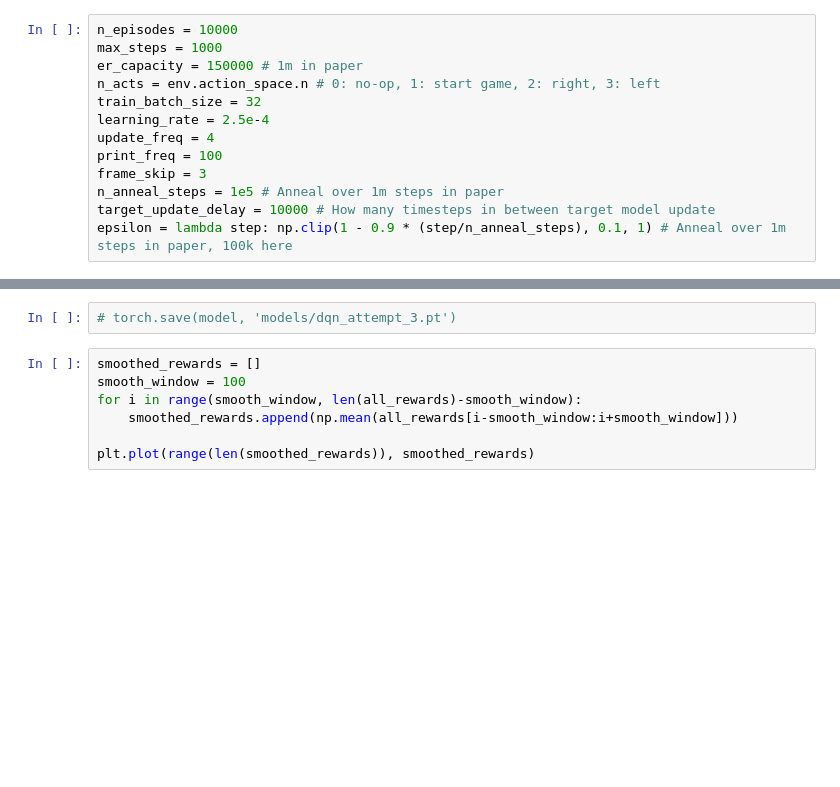
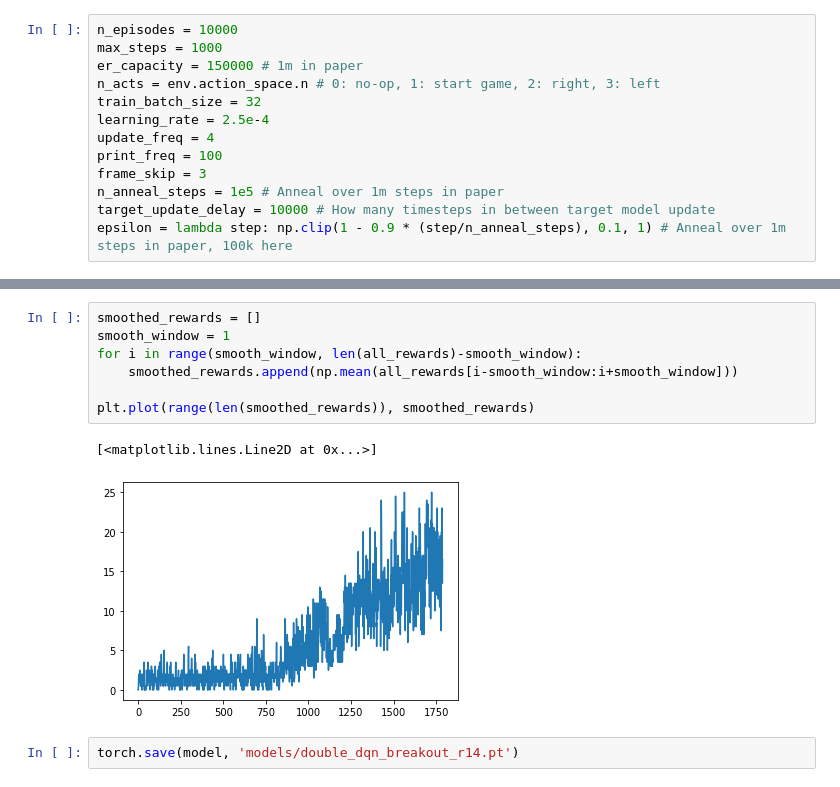
Before and after one commit to ejmejm/Q-Learning-Tutorials, a Jupyter notebook: Double_DQN.ipynb, the cells around one changed output, grey strips where cells are left out. Cells and saved outputs as stored; diff of their text form; blank space fills up the shorter version.

```diff
--- a/Double_DQN.ipynb
+++ b/Double_DQN.ipynb
@@ -235,9 +262,12 @@ Episode #1700 | Step #191715 | Epsilon 0.10 | Avg. Reward 14.15
+# %%
+smoothed_rewards = []
+smooth_window = 1
+for i in range(smooth_window, len(all_rewards)-smooth_window):
+    smoothed_rewards.append(np.mean(all_rewards[i-smooth_window:i+smooth_window]))
+
+plt.plot(range(len(smoothed_rewards)), smoothed_rewards)
+# %% [output]
+[<matplotlib.lines.Line2D at 0x...>]
+[figure, added]
 # %%
-# torch.save(model, 'models/dqn_attempt_3.pt')
+torch.save(model, 'models/double_dqn_breakout_r14.pt')
-# %%
-smoothed_rewards = []
-smooth_window = 100
-for i in range(smooth_window, len(all_rewards)-smooth_window):
-    smoothed_rewards.append(np.mean(all_rewards[i-smooth_window:i+smooth_window]))
-
-plt.plot(range(len(smoothed_rewards)), smoothed_rewards)
```
Also changed, not shown: parts of 3 cells of this notebook, 2 other files.
